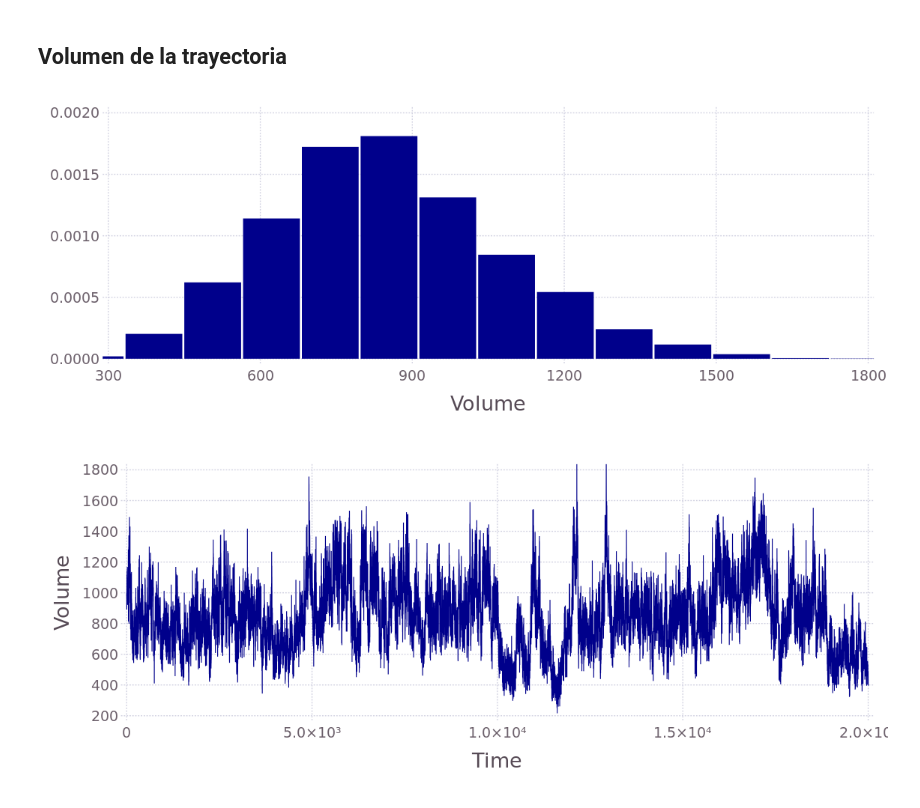
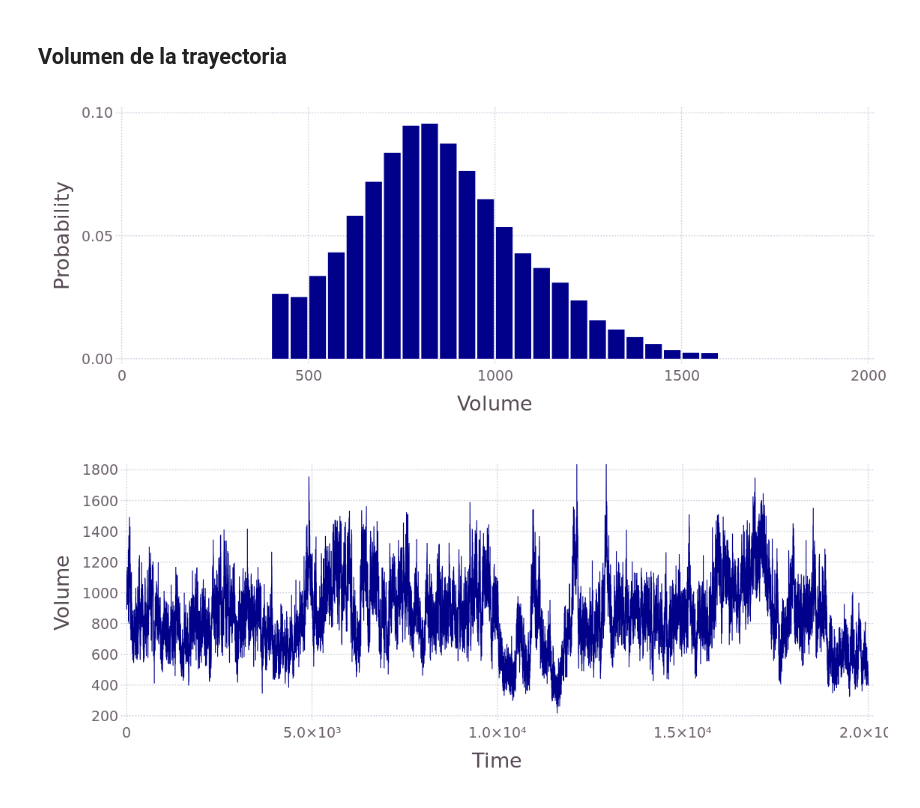
Before and after one commit to pgbarletta/reold_lbp, a Jupyter notebook: src/vgv_4uet.ipynb, the cells around one changed output. Drawn from its saved outputs; the diff is of its cells as text; code cells hidden in the pictures.

```diff
--- a/src/vgv_4uet.ipynb
+++ b/src/vgv_4uet.ipynb
@@ -416,16 +416,16 @@ wgh_vol = fill(1.0, length(trj_vol))
 Whis_vol_4uet, Wbins_vol_4uet = WeightedHist(trj_vol, bin_vol, wgh_vol, true);
 df_Whis_vol_4uet = DataFrame(Probability = Whis_vol_4uet, Volume = Wbins_vol_4uet);
 # %%
-pdf_trj_vol = plot(df_trj_vol, x = "Volume", Geom.histogram(bincount = 15, density = true),
+pdf_Whis_vol = plot(df_Whis_vol_4uet, x = "Volume", y = "Probability", Geom.bar,
     #Guide.title("Cut"),
-    Coord.cartesian(xmin = 300, xmax = 1800, ymax = 0.002),
+    #Coord.cartesian(xmin = 300, xmax = 1800, ymax = 0.002),
     #Guide.xlabel("Frecuency (cm<sup>-1</sup>)"), Guide.xticks(ticks=collect(0:50:775)),
     #Guide.ylabel("δV * Probability", orientation=:vertical),
 
     Theme(bar_spacing=2pt, grid_line_width=1pt, Theme(default_color=colorant"DarkBlue"),
         minor_label_font_size = 14pt, major_label_font_size = 20pt, key_title_font_size = 20pt))
 # %% [output]
-[figure, old version]
+[figure, new version]
 # %%
 pdf_trj_vol = plot(df_trj_vol, x = "Time", y = "Volume", Geom.line,
     #Guide.title("Cut"),
```
Also changed, not shown: 3 other files.
